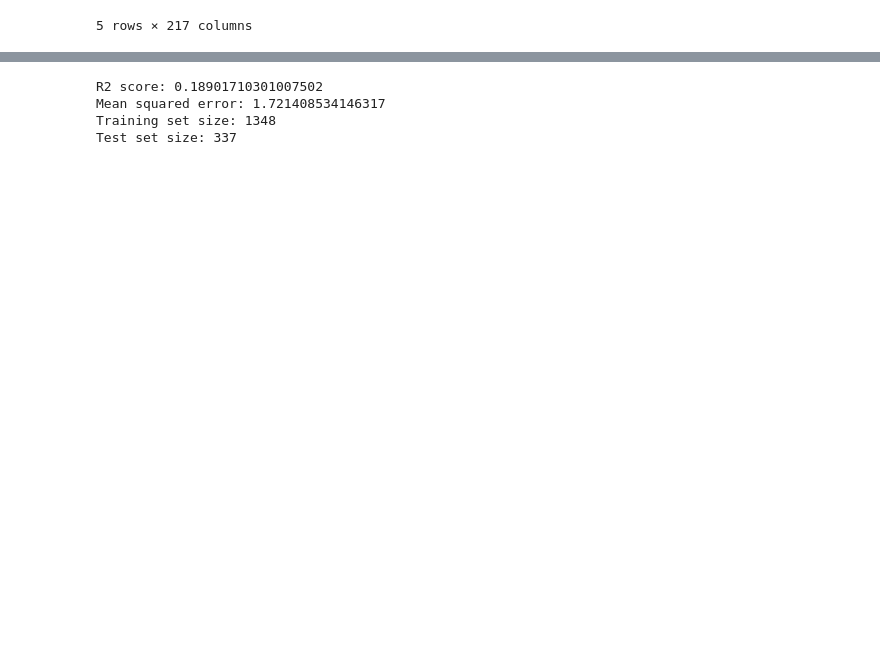
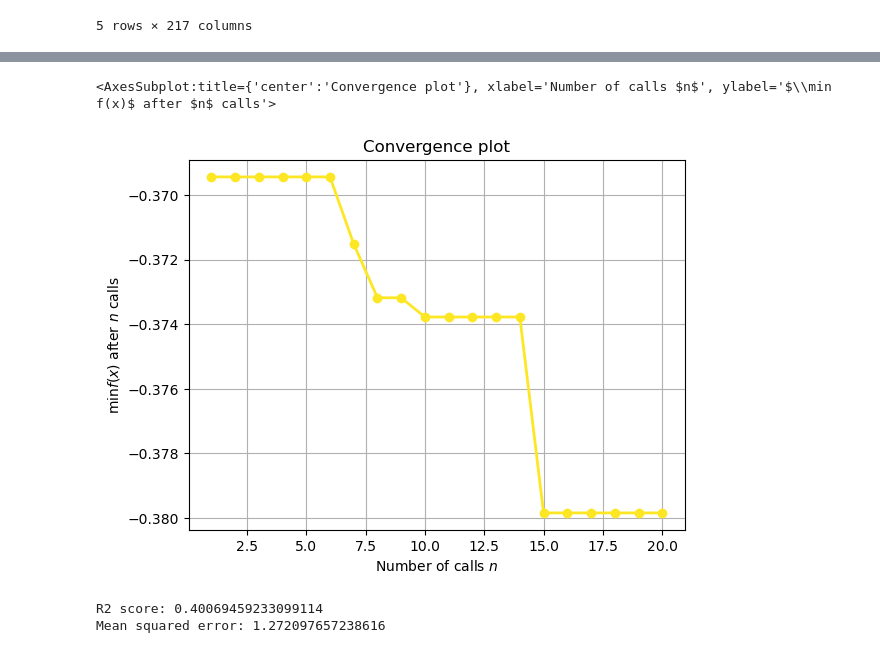
Before and after one commit to RyanBetz/WeatherProject, a Jupyter notebook: Weather_Predictions.ipynb, the cells around one changed output, grey strips where cells are left out. Drawn from its saved outputs; the diff is of its cells as text; code cells hidden in the pictures; blank space fills up the shorter version.

```diff
--- a/Weather_Predictions.ipynb
+++ b/Weather_Predictions.ipynb
@@ -106,10 +107,11 @@ daily_data_encoded.head()
 from sklearn.pipeline import Pipeline
 from sklearn.preprocessing import StandardScaler
 from sklearn.linear_model import LinearRegression
+from sklearn.ensemble import RandomForestRegressor
 
 # Define the preprocessing steps and the model
 preprocessing_steps = StandardScaler()
-model = LinearRegression()
+model = RandomForestRegressor()  # Random Forest Regression model
 
 # Create the pipeline
 pipeline = Pipeline([
@@ -117,12 +119,30 @@ pipeline = Pipeline([
     ('model', model)
 ])
 # Define the input features and the target variable
-features = ['year', 'month', 'day', 'Indianapolis_temperature', 'Indianapolis_wind_direction', 'Indianapolis_humidity', 'Indianapolis_pressure']
+features = ['year', 'month', 'day', 'Indianapolis_temperature', 'Indianapolis_wind_direction', 'Indianapolis_humidity', 'Indianapolis_pressure', 'season_Autumn','season_Spring', 'season_Summer', 'season_Winter']
 target_var = 'Indianapolis_wind_speed'
 
 # Extract the input features and the target variable from the DataFrame
-X = daily_data[features]
-y = daily_data[target_var]
+X = daily_data_encoded[features]
+y = daily_data_encoded[target_var]
+# %%
+from sklearn.metrics import r2_score, mean_squared_error
+# Define the search space for hyperparameters
+hyperparameters = {
+    'model__n_estimators': (10, 200),  # Range for the number of estimators
+    'model__max_depth': (1, 20),  # Range for the maximum depth
+    'model__min_samples_split': (2, 10),  # Range for the minimum samples split
+}
+
+# Perform Bayesian optimization using BayesSearchCV
+opt = BayesSearchCV(pipeline, hyperparameters, n_iter=20, cv=5)
+# %%
+from skopt.plots import plot_convergence
+
+plot_convergence(opt, opt.optimizer_results_[0])
+# %% [output]
+<AxesSubplot:title={'center':'Convergence plot'}, xlabel='Number of calls $n$', ylabel='$\\min f(x)$ after $n$ calls'>
+[figure, added]
 # %%
 from sklearn.model_selection import train_test_split
 
@@ -130,17 +150,14 @@ from sklearn.model_selection import train_test_split
 X_train, X_test, y_train, y_test = train_test_split(X, y, test_size=0.2, random_state=42)
 
 # Fit the pipeline to the training data
-pipeline.fit(X_train, y_train)
-
+opt.fit(X_train, y_train)
 # Predict the target variable for the test data
-y_pred = pipeline.predict(X_test)
+y_pred = opt.predict(X_test)
 
 # Evaluate the performance of the model on the test data
 from sklearn.metrics import r2_score, mean_squared_error
 print('R2 score:', r2_score(y_test, y_pred))
 print('Mean squared error:', mean_squared_error(y_test, y_pred))
 # %% [output]
-R2 score: 0.18901710301007502
-Mean squared error: 1.721408534146317
-Training set size: 1348
-Test set size: 337
+R2 score: 0.40069459233099114
+Mean squared error: 1.272097657238616
```
Also changed, not shown: parts of 1 cell of this notebook.
